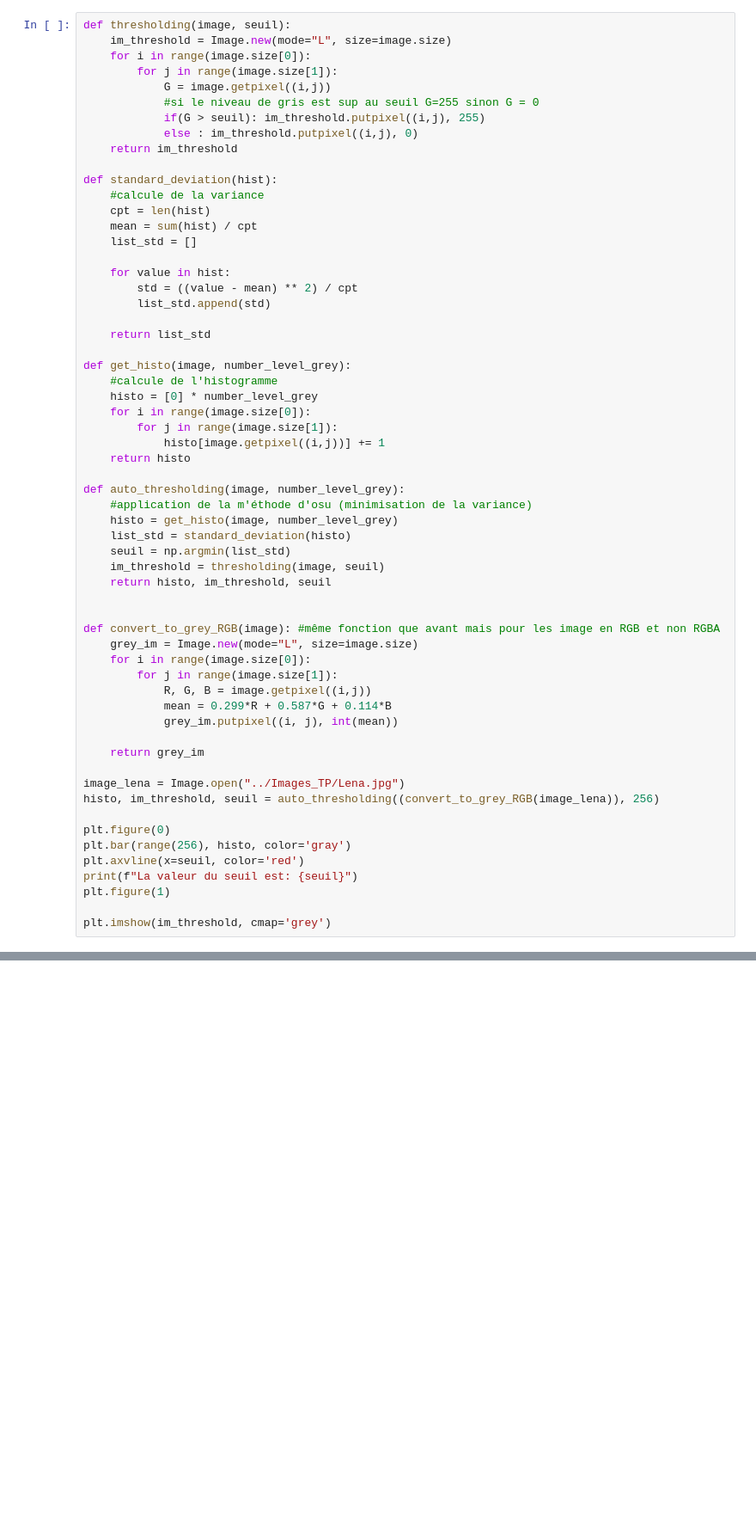
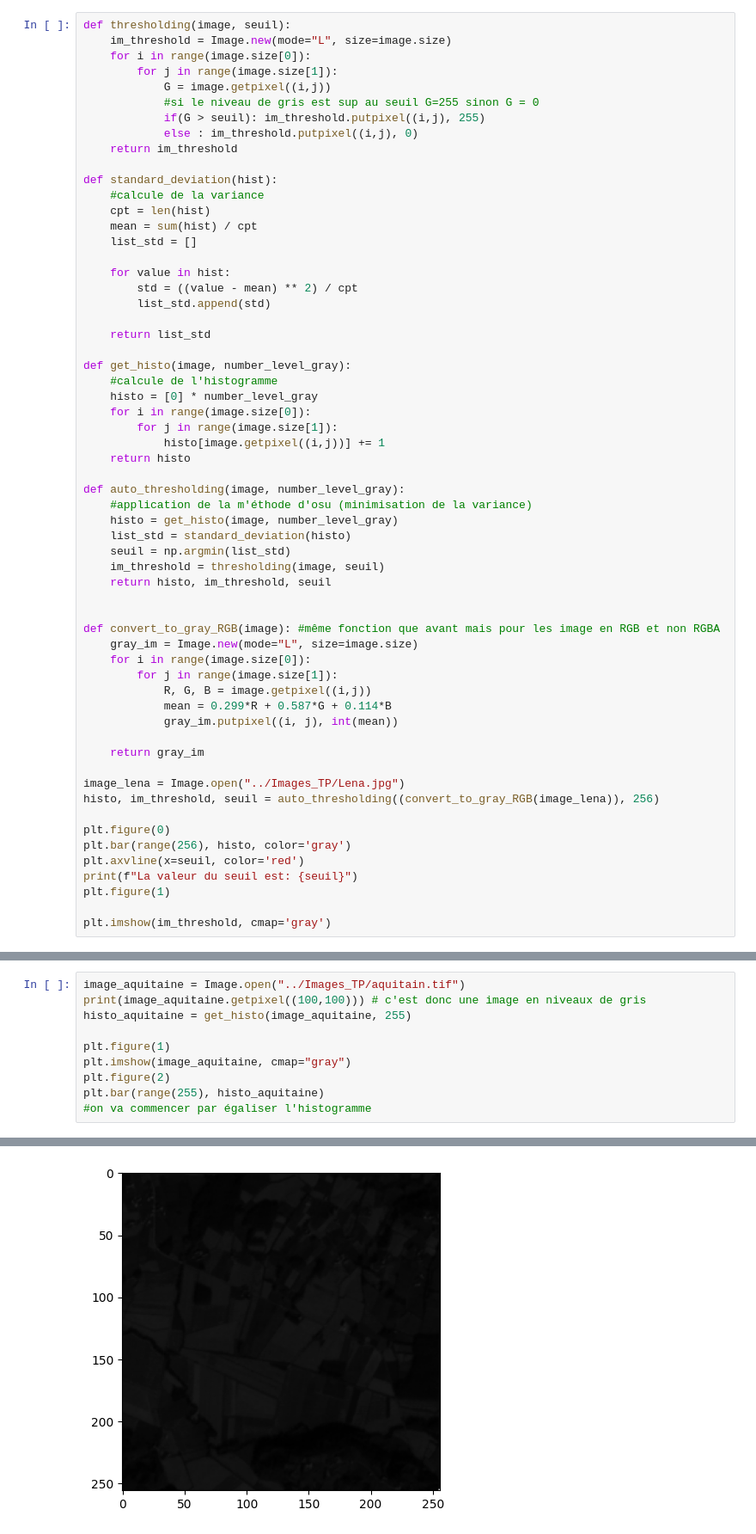
Before and after one commit to JacobAmaury/traitement_image, a Jupyter notebook: TP/TP1/main/TP1.ipynb, the cells around one changed output, grey strips where cells are left out. Shown at 86% size. Cells and saved outputs as stored; diff of their text form; blank space fills up the shorter version.

```diff
--- a/TP/TP1/main/TP1.ipynb
+++ b/TP/TP1/main/TP1.ipynb
@@ -134,35 +146,35 @@ def standard_deviation(hist):
 
     return list_std
 
-def get_histo(image, number_level_grey):
+def get_histo(image, number_level_gray):
     #calcule de l'histogramme
-    histo = [0] * number_level_grey
+    histo = [0] * number_level_gray
     for i in range(image.size[0]):
         for j in range(image.size[1]):
             histo[image.getpixel((i,j))] += 1
     return histo
 
-def auto_thresholding(image, number_level_grey):
+def auto_thresholding(image, number_level_gray):
     #application de la m'éthode d'osu (minimisation de la variance)
-    histo = get_histo(image, number_level_grey)
+    histo = get_histo(image, number_level_gray)
     list_std = standard_deviation(histo)
     seuil = np.argmin(list_std)
     im_threshold = thresholding(image, seuil)
     return histo, im_threshold, seuil
 
 
-def convert_to_grey_RGB(image): #même fonction que avant mais pour les image en RGB et non RGBA
-    grey_im = Image.new(mode="L", size=image.size)
+def convert_to_gray_RGB(image): #même fonction que avant mais pour les image en RGB et non RGBA
+    gray_im = Image.new(mode="L", size=image.size)
     for i in range(image.size[0]):
         for j in range(image.size[1]):
             R, G, B = image.getpixel((i,j))
             mean = 0.299*R + 0.587*G + 0.114*B
-            grey_im.putpixel((i, j), int(mean))
+            gray_im.putpixel((i, j), int(mean))
 
-    return grey_im
+    return gray_im
 
 image_lena = Image.open("../Images_TP/Lena.jpg")
-histo, im_threshold, seuil = auto_thresholding((convert_to_grey_RGB(image_lena)), 256)
+histo, im_threshold, seuil = auto_thresholding((convert_to_gray_RGB(image_lena)), 256)
 
 plt.figure(0)
 plt.bar(range(256), histo, color='gray')
@@ -170,7 +182,7 @@ plt.axvline(x=seuil, color='red')
 print(f"La valeur du seuil est: {seuil}")
 plt.figure(1)
 
-plt.imshow(im_threshold, cmap='grey')
+plt.imshow(im_threshold, cmap='gray')
 # %% [output]
 La valeur du seuil est: 141
 <matplotlib.image.AxesImage at 0x...>
@@ -342,0 +365,11 @@ plt.imshow(pixelized_im)
+# %%
+image_aquitaine = Image.open("../Images_TP/aquitain.tif")
+print(image_aquitaine.getpixel((100,100))) # c'est donc une image en niveaux de gris
+histo_aquitaine = get_histo(image_aquitaine, 255)
+
+plt.figure(1)
+plt.imshow(image_aquitaine, cmap="gray")
+plt.figure(2)
+plt.bar(range(255), histo_aquitaine)
+#on va commencer par égaliser l'histogramme
+# %% [output]
@@ -342,0 +378 @@ plt.imshow(pixelized_im)
+[figure, added]
```
Also changed, not shown: parts of 22 cells of this notebook.
